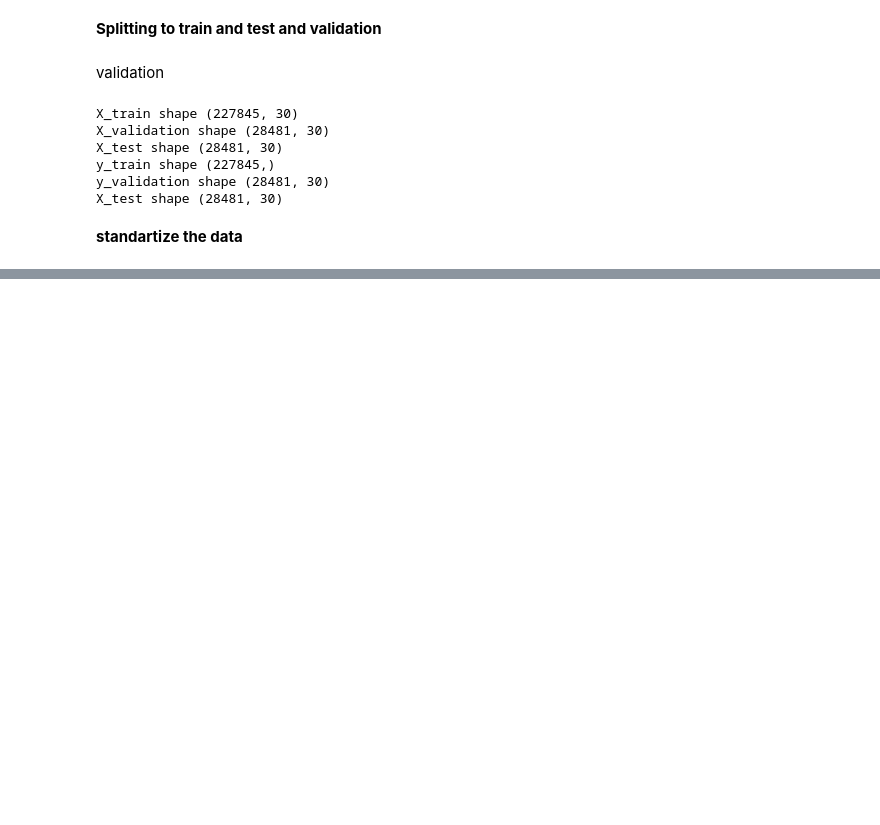
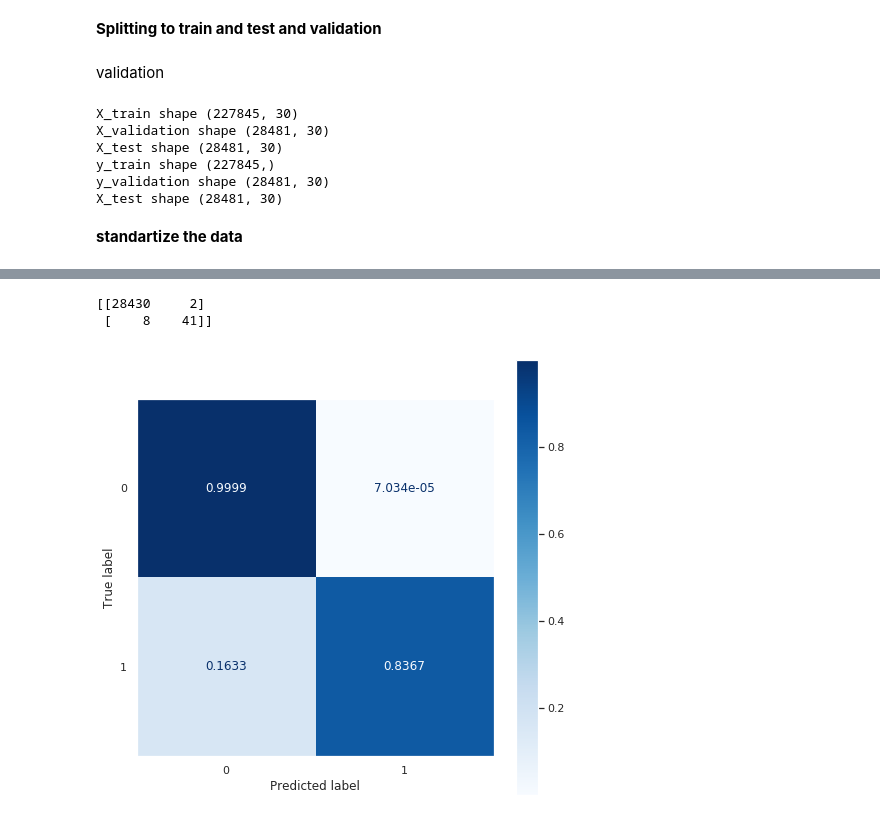
Before and after one commit to drorrosen/Credit-Card-Fraud-Detection, a Jupyter notebook: Exploration_Fraud.ipynb, the cells around one changed output, grey strips where cells are left out. Drawn from its saved outputs; the diff is of its cells as text; code cells hidden in the pictures; blank space fills up the shorter version.

```diff
--- a/Exploration_Fraud.ipynb
+++ b/Exploration_Fraud.ipynb
@@ -223,7 +223,3 @@ sc = StandardScaler()
 X_train_sc = sc.fit_transform(X_train)
 X_valid_sc = sc.transform(X_validation)
 X_test_sc = sc.transform(X_test)
-# %%
-X_train_sc = X_train_sc[((X_train_sc <3.5) & (X_train_sc > -3.5)).all(axis=1)]
-X_valid_sc = X_valid_sc[((X_valid_sc <3.5) & (X_valid_sc > -3.5)).all(axis=1)]
-X_test_sc = X_test_sc[((X_test_sc <3.5) & (X_test_sc > -3.5)).all(axis=1)]
@@ -229,0 +271,8 @@ X_test_sc = X_test_sc[((X_test_sc <3.5) & (X_test_sc > -3.5)).all(axis=1)]
+# %%
+lr_model = LogisticRegression()
+
+#fitting
+lr_model.fit(X_train_sc, y_train)
+
+#predict
+predicts = lr_model.predict(X_valid_sc)
@@ -229,0 +297,8 @@ X_test_sc = X_test_sc[((X_test_sc <3.5) & (X_test_sc > -3.5)).all(axis=1)]
+# %%
+rf_model = RandomForestClassifier(n_estimators=200)
+
+#fitting
+rf_model.fit(X_train_sc, y_train)
+
+#predict
+predicts = rf_model.predict(X_valid_sc)
@@ -229,0 +321,11 @@ X_test_sc = X_test_sc[((X_test_sc <3.5) & (X_test_sc > -3.5)).all(axis=1)]
+# %%
+print(confusion_matrix(y_validation, predicts))
+f = plt.figure(figsize=(8,8))
+plt.grid(False)
+plot_confusion_matrix(rf_model, X_valid_sc, y_validation,
+                                 cmap=plt.cm.Blues, ax=plt.gca(), values_format='.4g', normalize='true')
+plt.show()
+# %% [output]
+[[28430     2]
+ [    8    41]]
+[figure, added]
```
Also changed, not shown: parts of 24 cells of this notebook.
